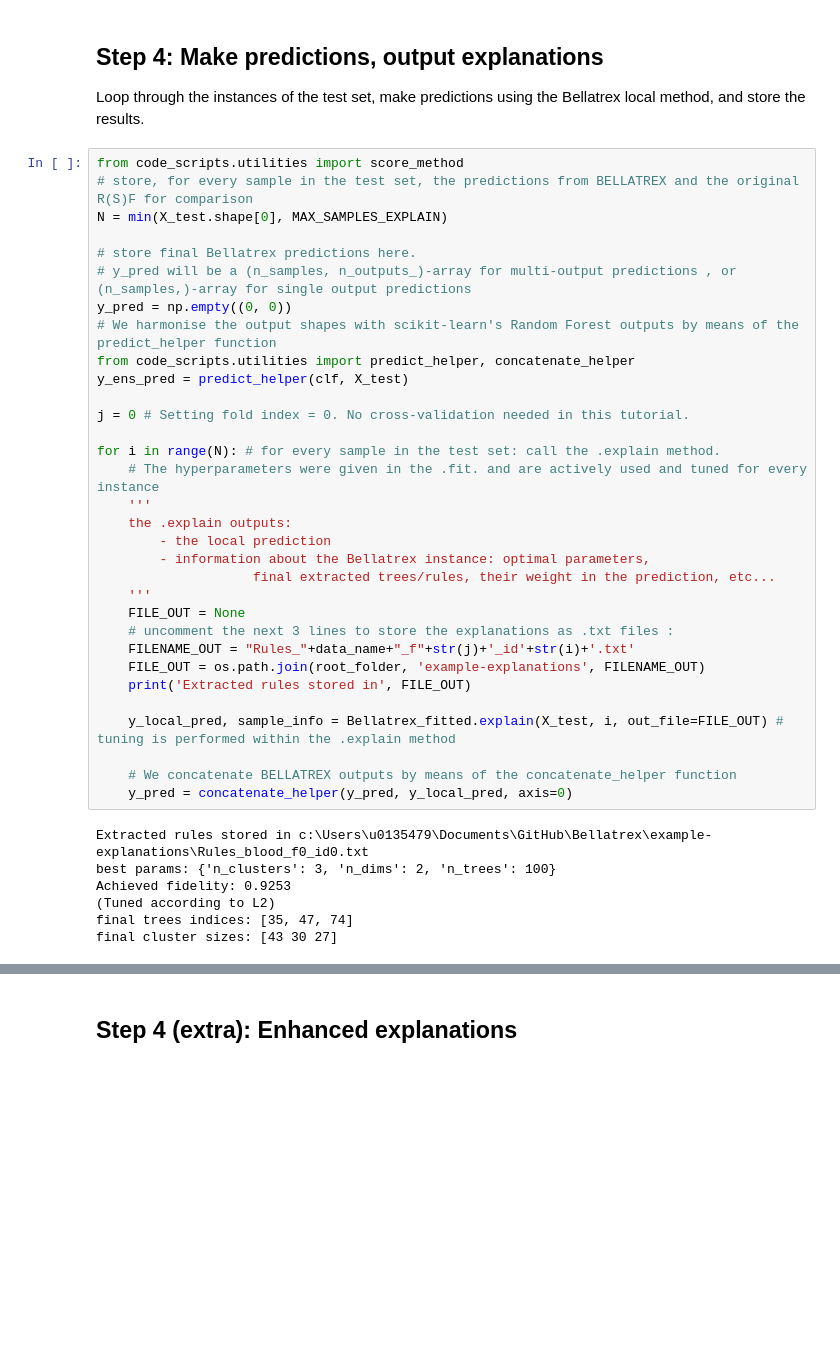
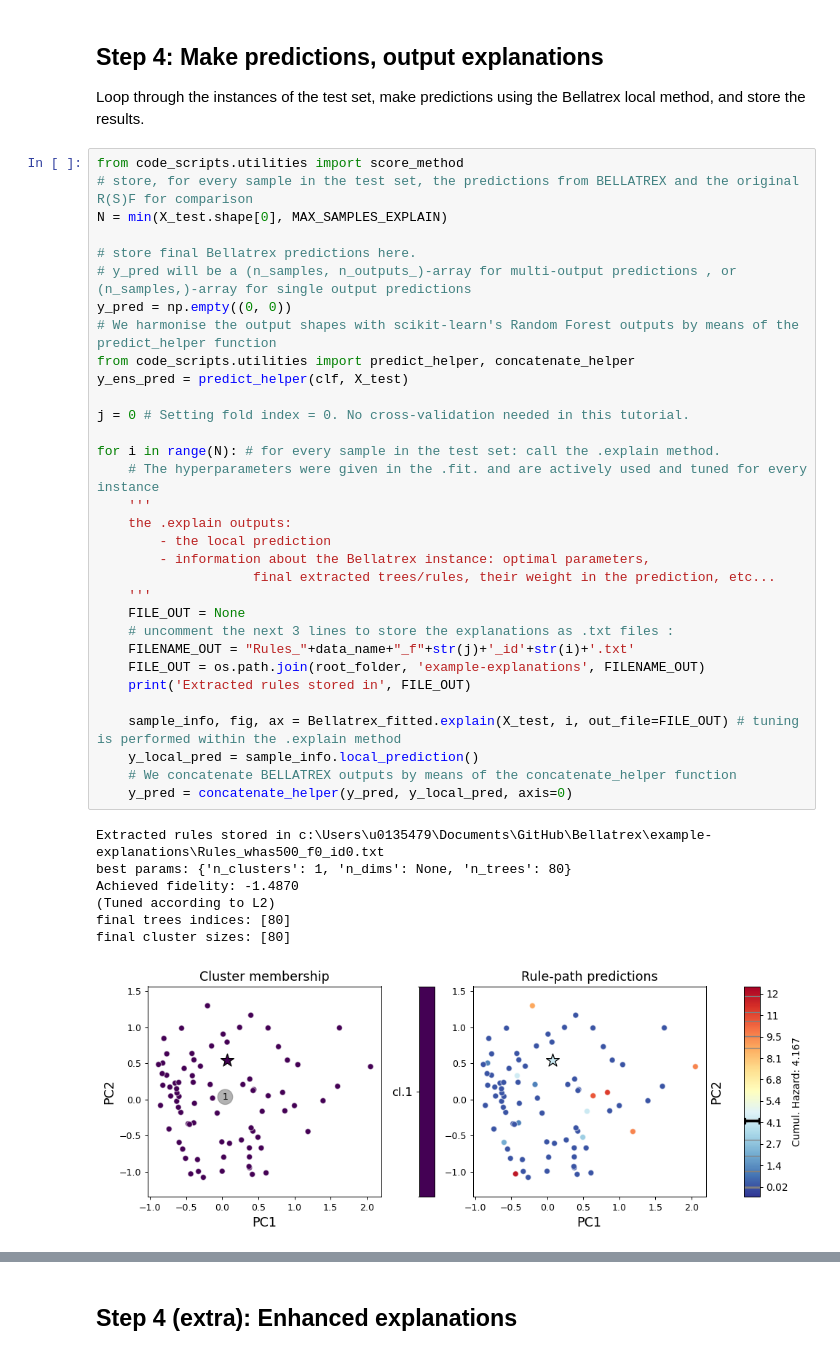
Before and after one commit to Klest94/Bellatrex, a Jupyter notebook: tutorial.ipynb, the cells around one changed output, grey strips where cells are left out. Cells and saved outputs as stored; diff of their text form; blank space fills up the shorter version.

```diff
--- a/tutorial.ipynb
+++ b/tutorial.ipynb
@@ -142,37 +142,38 @@ from code_scripts.utilities import score_method
 # store, for every sample in the test set, the predictions from BELLATREX and the original R(S)F for comparison
 N = min(X_test.shape[0], MAX_SAMPLES_EXPLAIN)
 
 # store final Bellatrex predictions here.
 # y_pred will be a (n_samples, n_outputs_)-array for multi-output predictions , or (n_samples,)-array for single output predictions
 y_pred = np.empty((0, 0))
 # We harmonise the output shapes with scikit-learn's Random Forest outputs by means of the predict_helper function
 from code_scripts.utilities import predict_helper, concatenate_helper
 y_ens_pred = predict_helper(clf, X_test)
 
 j = 0 # Setting fold index = 0. No cross-validation needed in this tutorial.
 
 for i in range(N): # for every sample in the test set: call the .explain method.
     # The hyperparameters were given in the .fit. and are actively used and tuned for every instance
     '''
     the .explain outputs:
         - the local prediction
         - information about the Bellatrex instance: optimal parameters,
                     final extracted trees/rules, their weight in the prediction, etc...
     '''
     FILE_OUT = None
     # uncomment the next 3 lines to store the explanations as .txt files :
     FILENAME_OUT = "Rules_"+data_name+"_f"+str(j)+'_id'+str(i)+'.txt'
     FILE_OUT = os.path.join(root_folder, 'example-explanations', FILENAME_OUT)
     print('Extracted rules stored in', FILE_OUT)
 
-    y_local_pred, sample_info = Bellatrex_fitted.explain(X_test, i, out_file=FILE_OUT) # tuning is performed within the .explain method
-
+    sample_info, fig, ax = Bellatrex_fitted.explain(X_test, i, out_file=FILE_OUT) # tuning is performed within the .explain method
+    y_local_pred = sample_info.local_prediction()
     # We concatenate BELLATREX outputs by means of the concatenate_helper function
     y_pred = concatenate_helper(y_pred, y_local_pred, axis=0)
 # %% [output]
-Extracted rules stored in c:\Users\u0135479\Documents\GitHub\Bellatrex\example-explanations\Rules_blood_f0_id0.txt
-best params: {'n_clusters': 3, 'n_dims': 2, 'n_trees': 100}
-Achieved fidelity: 0.9253
+Extracted rules stored in c:\Users\u0135479\Documents\GitHub\Bellatrex\example-explanations\Rules_whas500_f0_id0.txt
+best params: {'n_clusters': 1, 'n_dims': None, 'n_trees': 80}
+Achieved fidelity: -1.4870
 (Tuned according to L2)
-final trees indices: [35, 47, 74]
-final cluster sizes: [43 30 27]
+final trees indices: [80]
+final cluster sizes: [80]
+[figure, added]
```
Also changed, not shown: parts of 5 cells of this notebook, 7 other files.
